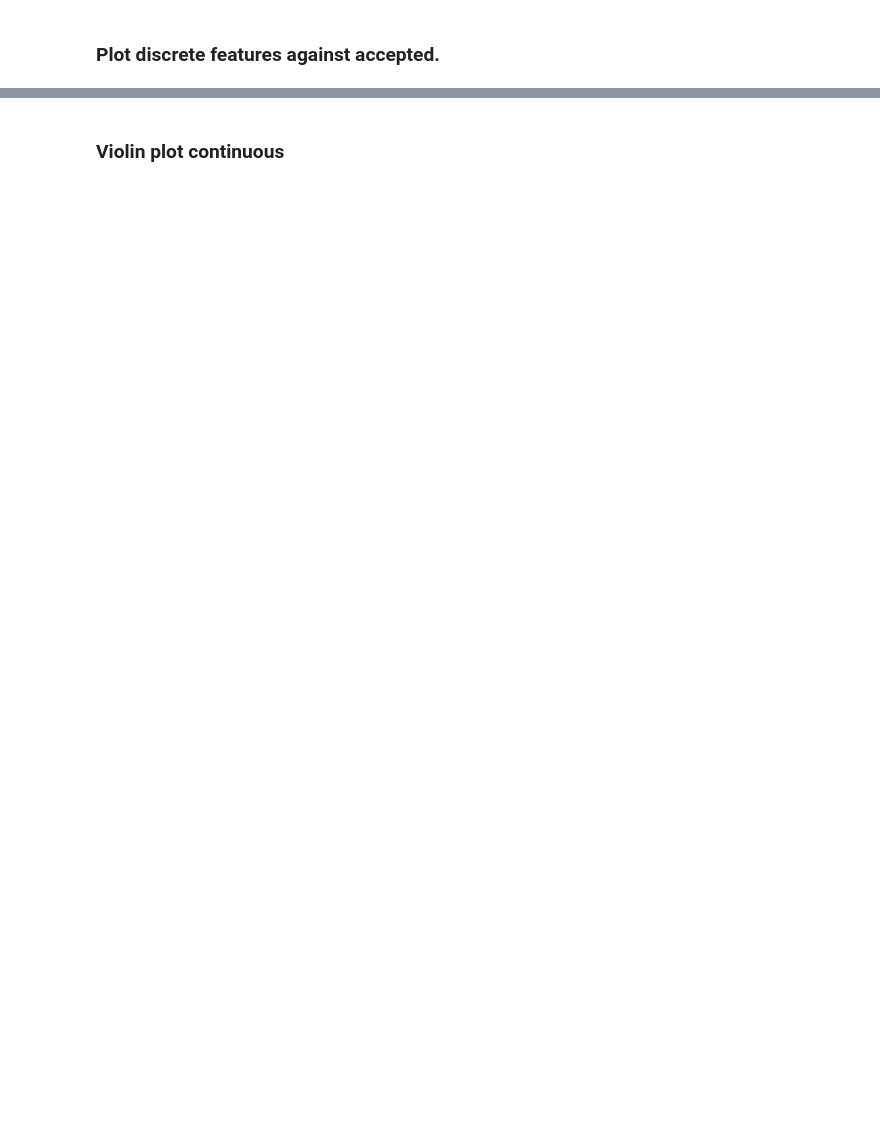
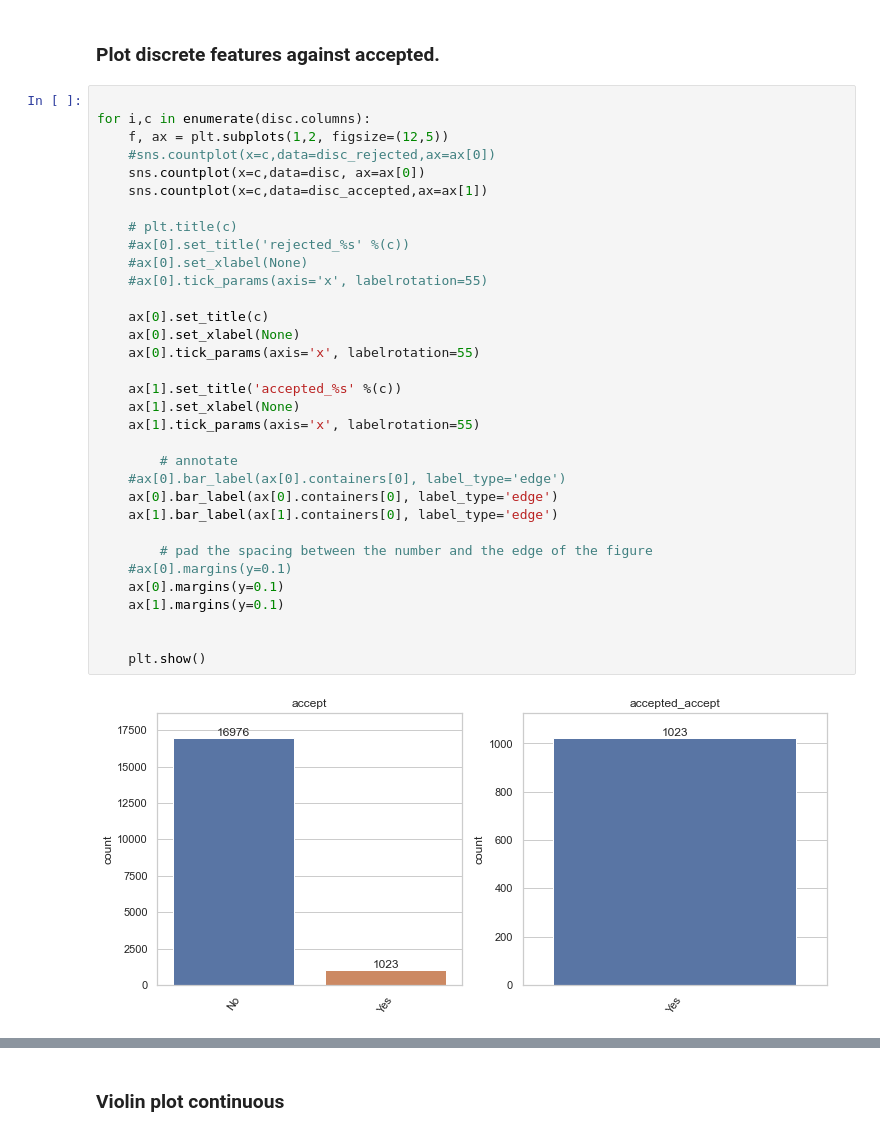
Before and after one commit to aldamepi/ironhack-mid_bootcamp_project, a Jupyter notebook: code/mid_bootcamp-amengual.ipynb, the cells around one changed output, grey strips where cells are left out. Cells and saved outputs as stored; diff of their text form; blank space fills up the shorter version.

```diff
--- a/code/mid_bootcamp-amengual.ipynb
+++ b/code/mid_bootcamp-amengual.ipynb
@@ -427,2 +412,37 @@ plotDiscrete(disc_accepted.iloc[:,1:])
 # %% [markdown]
 ### Plot discrete features against accepted.
+# %%
+
+for i,c in enumerate(disc.columns):
+    f, ax = plt.subplots(1,2, figsize=(12,5))
+    #sns.countplot(x=c,data=disc_rejected,ax=ax[0])
+    sns.countplot(x=c,data=disc, ax=ax[0])
+    sns.countplot(x=c,data=disc_accepted,ax=ax[1])
+
+    # plt.title(c)
+    #ax[0].set_title('rejected_%s' %(c))
+    #ax[0].set_xlabel(None)
+    #ax[0].tick_params(axis='x', labelrotation=55)
+
+    ax[0].set_title(c)
+    ax[0].set_xlabel(None)
+    ax[0].tick_params(axis='x', labelrotation=55)
+
+    ax[1].set_title('accepted_%s' %(c))
+    ax[1].set_xlabel(None)
+    ax[1].tick_params(axis='x', labelrotation=55)
+
+        # annotate
+    #ax[0].bar_label(ax[0].containers[0], label_type='edge')
+    ax[0].bar_label(ax[0].containers[0], label_type='edge')
+    ax[1].bar_label(ax[1].containers[0], label_type='edge')
+
+        # pad the spacing between the number and the edge of the figure
+    #ax[0].margins(y=0.1)
+    ax[0].margins(y=0.1)
+    ax[1].margins(y=0.1)
+
+
+    plt.show()
+# %% [output]
+[figure, added]
```
Also changed, not shown: parts of 129 cells of this notebook.
